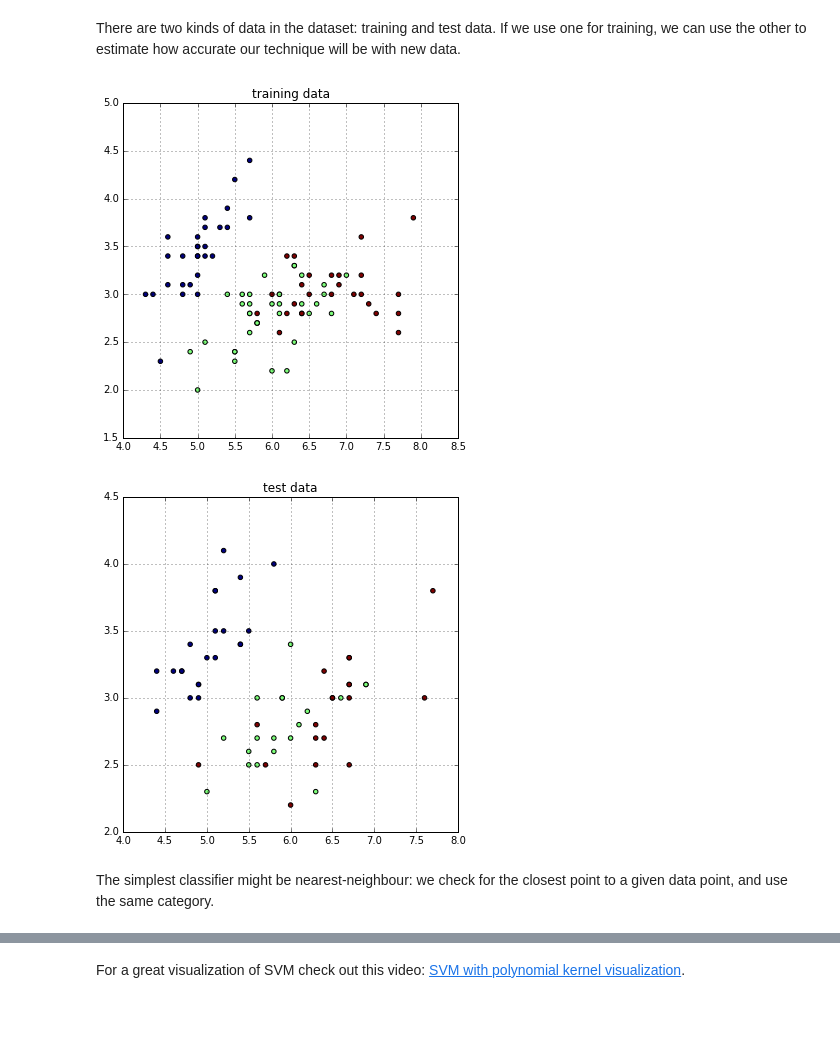
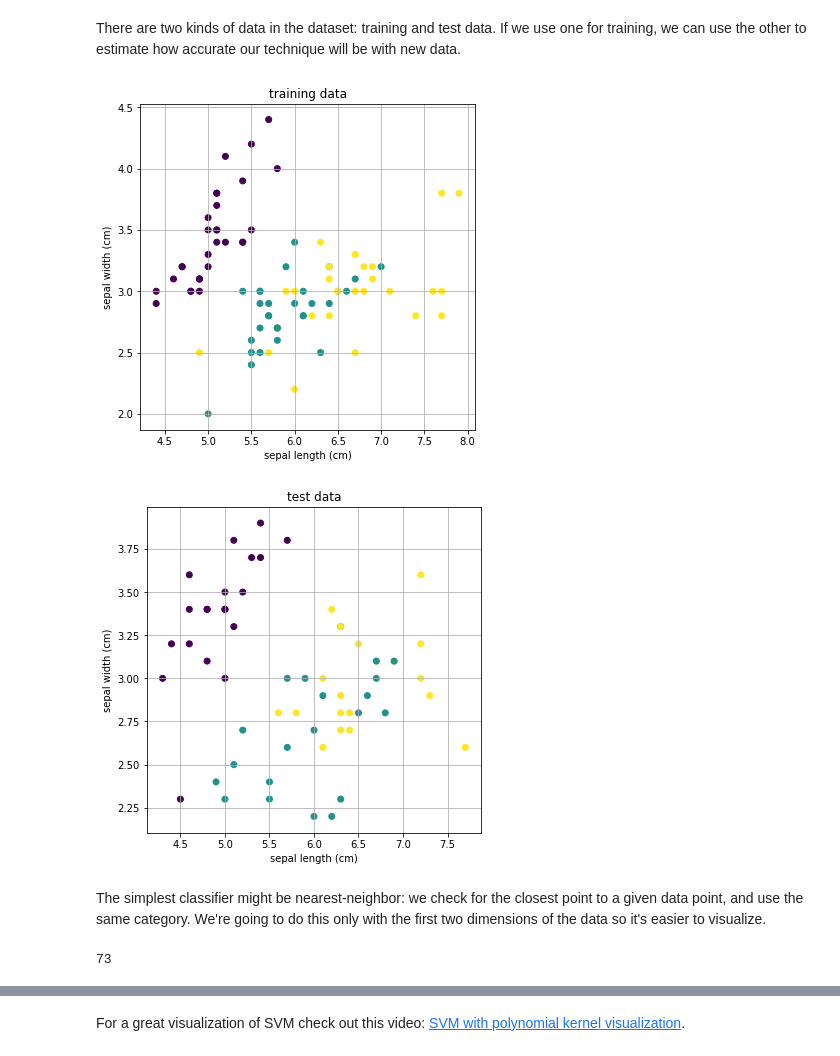
Before and after one commit to kylemcdonald/ml-examples, a Jupyter notebook: workshop/supervised_learning/Supervised Learning.ipynb, the cells around one changed output, grey strips where cells are left out. Drawn from its saved outputs; the diff is of its cells as text; code cells hidden in the pictures; blank space fills up the shorter version.

```diff
--- a/workshop/supervised_learning/Supervised Learning.ipynb
+++ b/workshop/supervised_learning/Supervised Learning.ipynb
@@ -74,21 +76,35 @@ plt.show()
 # %% [markdown]
 There are two kinds of data in the dataset: training and test data. If we use one for training, we can use the other to estimate how accurate our technique will be with new data.
 # %%
-import numpy as np
-# split data in train and test data
-from sklearn.cross_validation import train_test_split
-x_train, x_test, y_train, y_test = train_test_split(x_2d, y, test_size=0.4)
+from sklearn.model_selection import train_test_split
 
-data = [(x_train, y_train, 'training data'), (x_test, y_test, 'test data')]
-for i in range(2):
+x_train, x_test, y_train, y_test = train_test_split(iris.data, iris.target, test_size=0.4)
+
+for x, y, title in [(x_train, y_train, 'training data'),
+                   (x_test, y_test, 'test data')]:
     plt.figure(figsize=(6,6))
-    plt.scatter(data[i][0][:,0], data[i][0][:,1], c=data[i][1])
-    plt.title(data[i][2])
+    plt.scatter(x[:,0], x[:,1], c=y)
+    plt.title(title)
+    plt.xlabel(feature_names[0])
+    plt.ylabel(feature_names[1])
     plt.autoscale()
     plt.grid()
 plt.show()
 # %% [output]
-[figure, old version]
+[figure, new version]
-[figure, old version]
+[figure, new version]
 # %% [markdown]
-The simplest classifier might be nearest-neighbour: we check for the closest point to a given data point, and use the same category.
+The simplest classifier might be nearest-neighbor: we check for the closest point to a given data point, and use the same category. We're going to do this only with the first two dimensions of the data so it's easier to visualize.
+# %%
+from sklearn.neighbors import KNeighborsClassifier
+
+x2d = iris.data[:,:2]
+x2d_train, x2d_test, y2d_train, y2d_test = train_test_split(x2d, iris.target, test_size=0.4)
+
+knn = KNeighborsClassifier()
+knn.fit(x2d_train, y2d_train)
+prediction = knn.predict(x2d_test)
+correct = np.count_nonzero(prediction==y2d_test)
+(100 * correct) / prediction.size
+# %% [output]
+73
```
Also changed, not shown: parts of 18 cells of this notebook, 1 other file.
